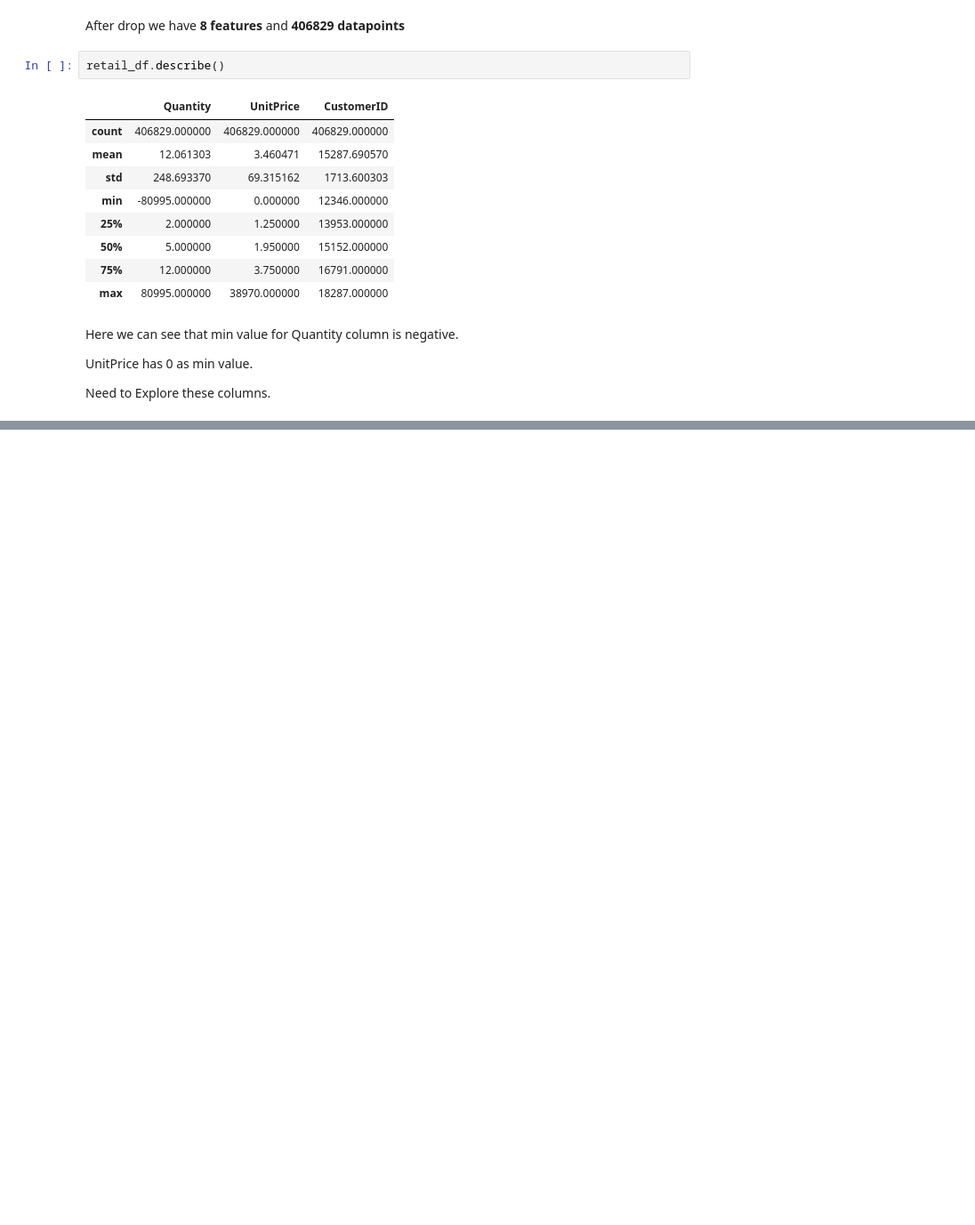
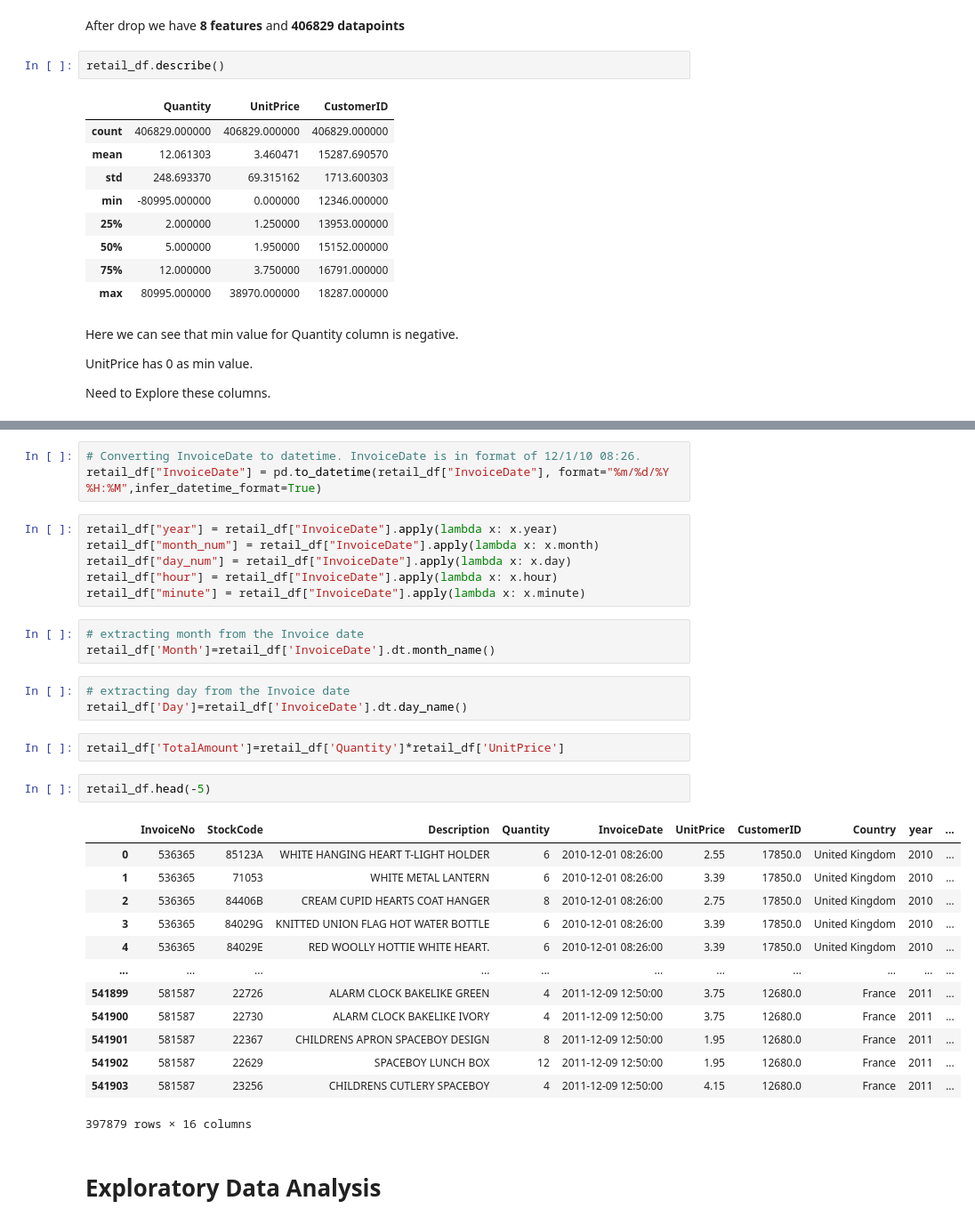
Before and after one commit to sidds4474/Online-Retail-Customer-Segmentation---ML, a Jupyter notebook: Online_Retail_Customer_Segmentation_Capstone_Project.ipynb, the cells around one changed output, grey strips where cells are left out. Shown at 89% size. Saved outputs shown, nothing was run; the diff lists cells and outputs as text; blank space fills up the shorter version.

```diff
--- a/Online_Retail_Customer_Segmentation_Capstone_Project.ipynb
+++ b/Online_Retail_Customer_Segmentation_Capstone_Project.ipynb
@@ -159,0 +239,35 @@ retail_df[retail_df['Quantity']<0]
+# %%
+# Converting InvoiceDate to datetime. InvoiceDate is in format of 12/1/10 08:26.
+retail_df["InvoiceDate"] = pd.to_datetime(retail_df["InvoiceDate"], format="%m/%d/%Y %H:%M",infer_datetime_format=True)
+# %%
+retail_df["year"] = retail_df["InvoiceDate"].apply(lambda x: x.year)
+retail_df["month_num"] = retail_df["InvoiceDate"].apply(lambda x: x.month)
+retail_df["day_num"] = retail_df["InvoiceDate"].apply(lambda x: x.day)
+retail_df["hour"] = retail_df["InvoiceDate"].apply(lambda x: x.hour)
+retail_df["minute"] = retail_df["InvoiceDate"].apply(lambda x: x.minute)
+# %%
+# extracting month from the Invoice date
+retail_df['Month']=retail_df['InvoiceDate'].dt.month_name()
+# %%
+# extracting day from the Invoice date
+retail_df['Day']=retail_df['InvoiceDate'].dt.day_name()
+# %%
+retail_df['TotalAmount']=retail_df['Quantity']*retail_df['UnitPrice']
+# %%
+retail_df.head(-5)
+# %% [output]
+|  | InvoiceNo | StockCode | Description | Quantity | InvoiceDate | UnitPrice | CustomerID | Country | year | ... |
+| 0 | 536365 | 85123A | WHITE HANGING HEART T-LIGHT HOLDER | 6 | 2010-12-01 08:26:00 | 2.55 | 17850.0 | United Kingdom | 2010 | ... |
+| 1 | 536365 | 71053 | WHITE METAL LANTERN | 6 | 2010-12-01 08:26:00 | 3.39 | 17850.0 | United Kingdom | 2010 | ... |
+| 2 | 536365 | 84406B | CREAM CUPID HEARTS COAT HANGER | 8 | 2010-12-01 08:26:00 | 2.75 | 17850.0 | United Kingdom | 2010 | ... |
+| 3 | 536365 | 84029G | KNITTED UNION FLAG HOT WATER BOTTLE | 6 | 2010-12-01 08:26:00 | 3.39 | 17850.0 | United Kingdom | 2010 | ... |
+| 4 | 536365 | 84029E | RED WOOLLY HOTTIE WHITE HEART. | 6 | 2010-12-01 08:26:00 | 3.39 | 17850.0 | United Kingdom | 2010 | ... |
+| ... | ... | ... | ... | ... | ... | ... | ... | ... | ... | ... |
+| 541899 | 581587 | 22726 | ALARM CLOCK BAKELIKE GREEN | 4 | 2011-12-09 12:50:00 | 3.75 | 12680.0 | France | 2011 | ... |
+| 541900 | 581587 | 22730 | ALARM CLOCK BAKELIKE IVORY | 4 | 2011-12-09 12:50:00 | 3.75 | 12680.0 | France | 2011 | ... |
+| 541901 | 581587 | 22367 | CHILDRENS APRON SPACEBOY DESIGN | 8 | 2011-12-09 12:50:00 | 1.95 | 12680.0 | France | 2011 | ... |
+| 541902 | 581587 | 22629 | SPACEBOY LUNCH BOX | 12 | 2011-12-09 12:50:00 | 1.95 | 12680.0 | France | 2011 | ... |
+| 541903 | 581587 | 23256 | CHILDRENS CUTLERY SPACEBOY | 4 | 2011-12-09 12:50:00 | 4.15 | 12680.0 | France | 2011 | ... |
+397879 rows × 16 columns
+# %% [markdown]
+# **Exploratory Data Analysis**
```
Also changed, not shown: parts of 10 cells of this notebook.
